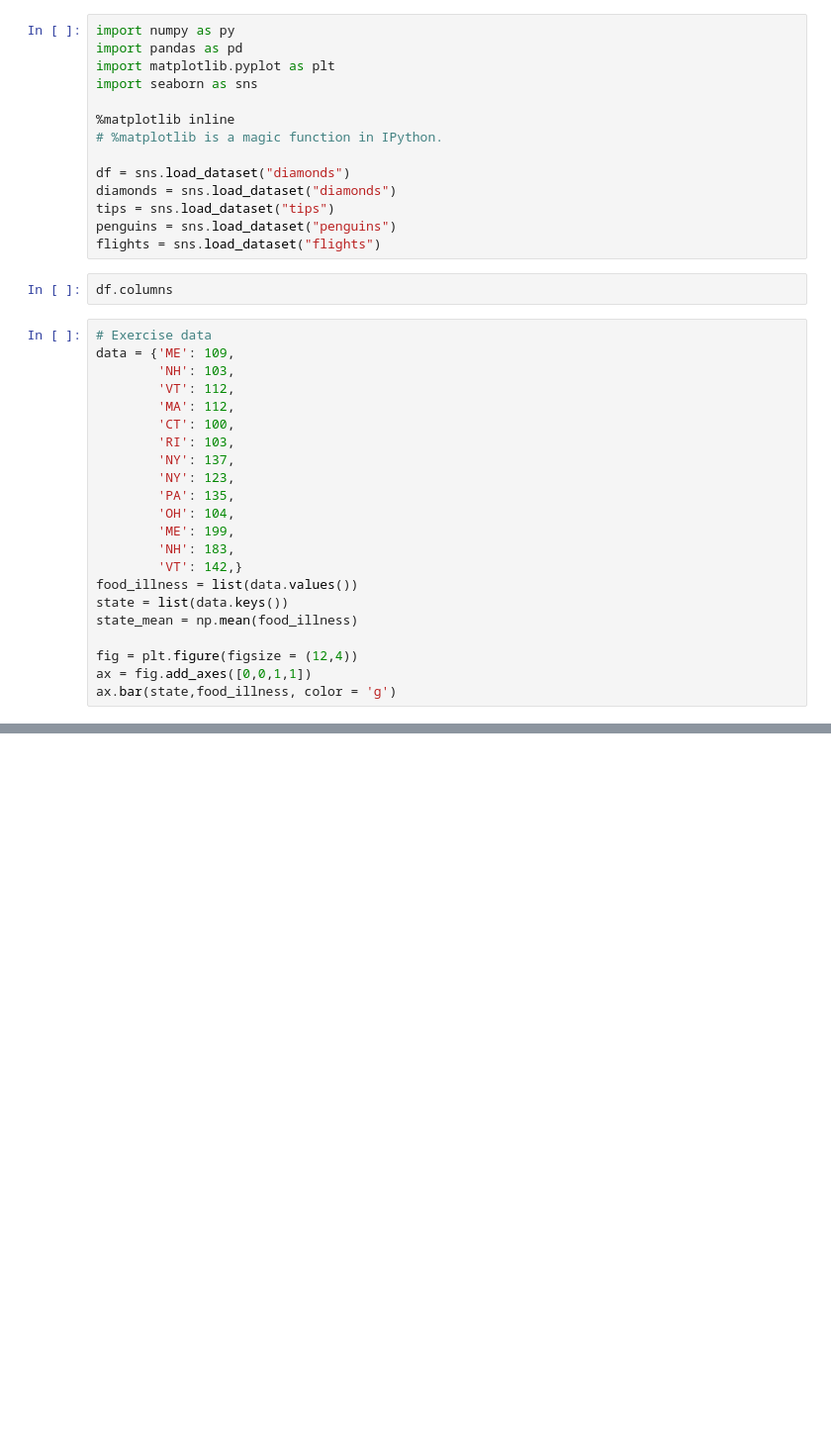
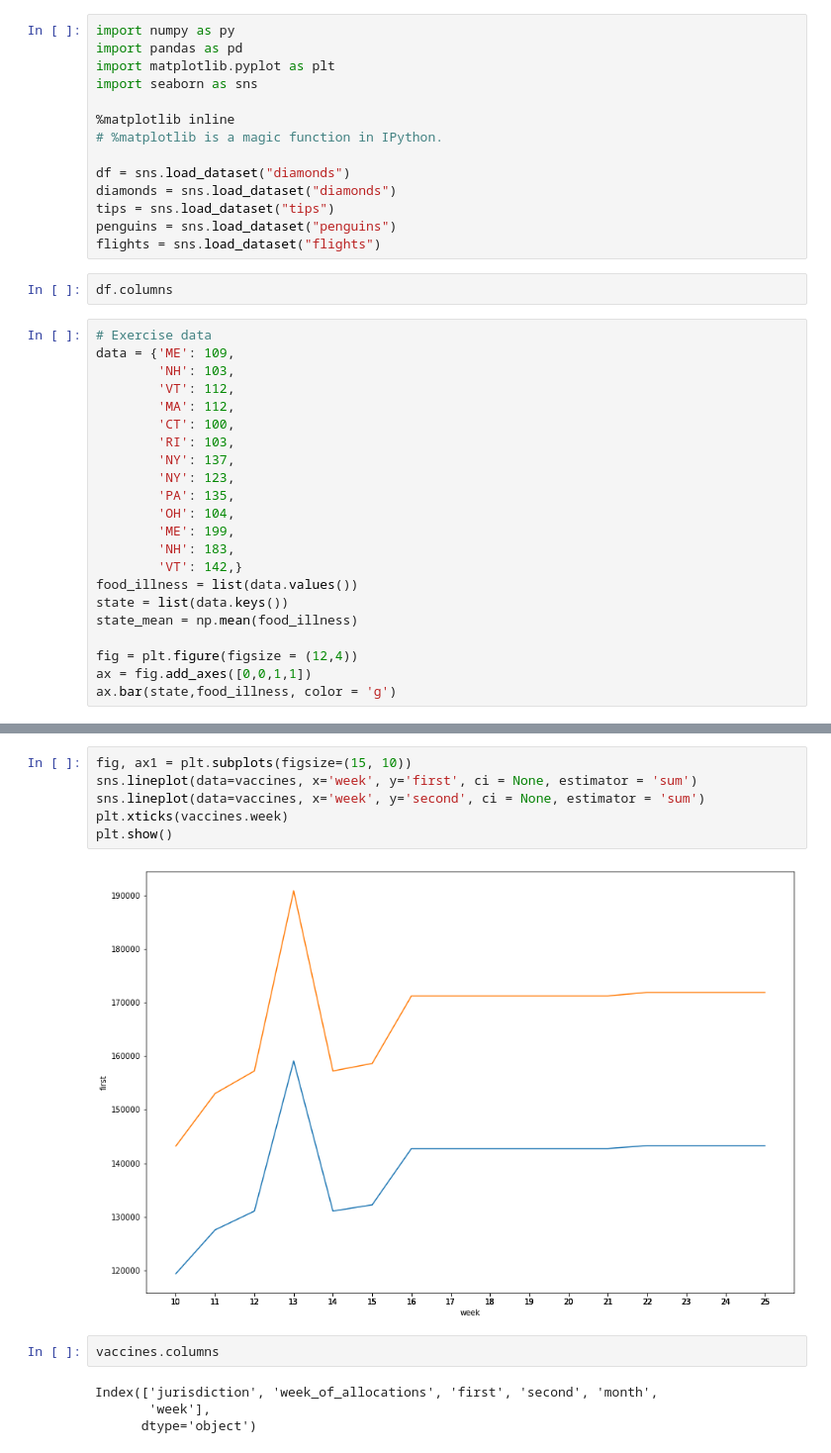
Before and after one commit to jimcody2014/Python-CDC, a Jupyter notebook: Data Visualization/notebooks/Testing Stuff.ipynb, the cells around one changed output, grey strips where cells are left out. Shown at 99% size. Cells and saved outputs as stored; diff of their text form; blank space fills up the shorter version.

```diff
--- a/Data Visualization/notebooks/Testing Stuff.ipynb
+++ b/Data Visualization/notebooks/Testing Stuff.ipynb
@@ -45,0 +196,14 @@ ax.plot(df.cut,df.price, color = 'g')
+# %%
+fig, ax1 = plt.subplots(figsize=(15, 10))
+sns.lineplot(data=vaccines, x='week', y='first', ci = None, estimator = 'sum')
+sns.lineplot(data=vaccines, x='week', y='second', ci = None, estimator = 'sum')
+plt.xticks(vaccines.week)
+plt.show()
+# %% [output]
+[figure, added]
+# %%
+vaccines.columns
+# %% [output]
+Index(['jurisdiction', 'week_of_allocations', 'first', 'second', 'month',
+       'week'],
+      dtype='object')
```
Also changed, not shown: parts of 20 cells of this notebook, 16 other files.
